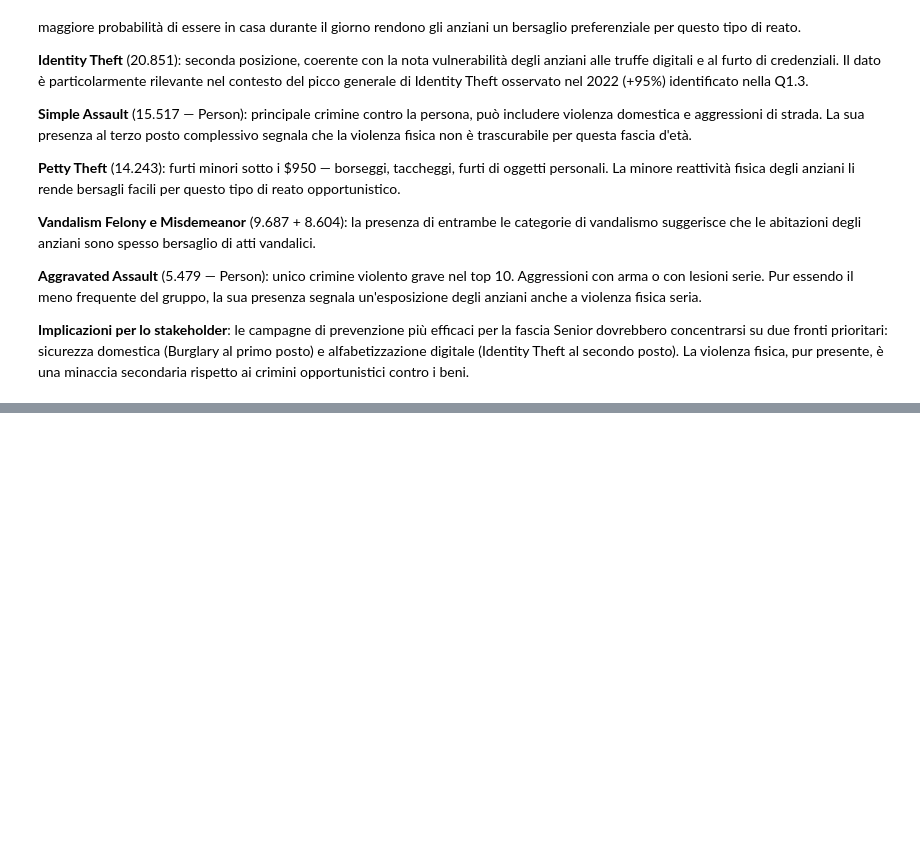
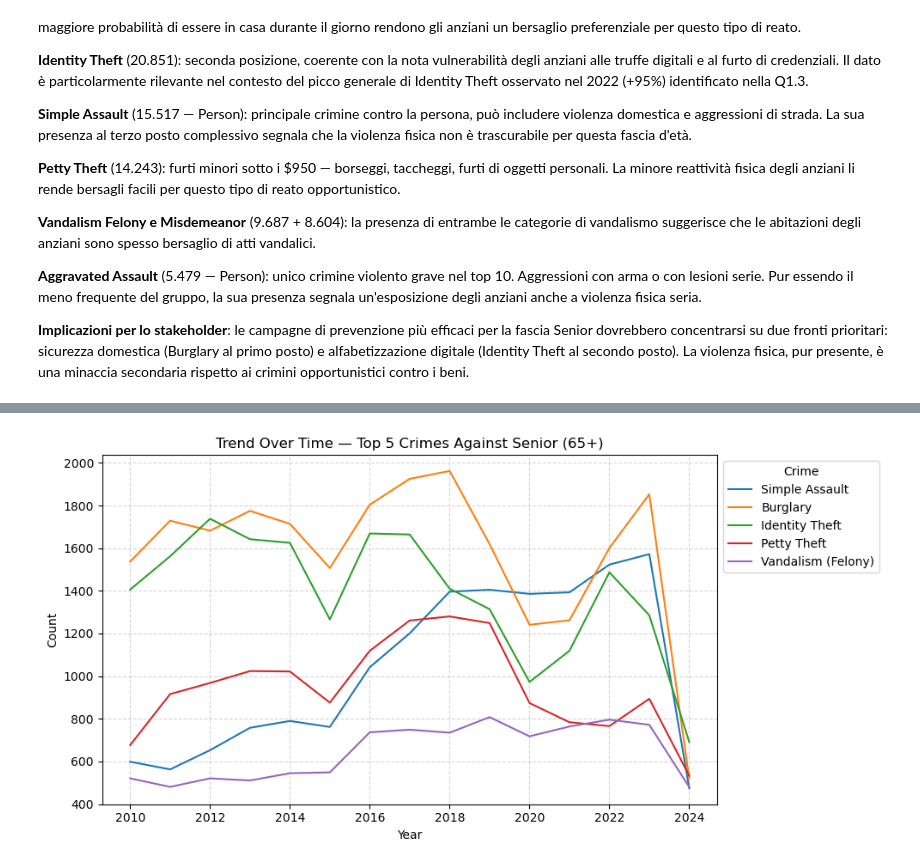
Before and after one commit to AnalystEca/lapd-crime-data, a Jupyter notebook: notebooks/02_analyze/06_eda_block2.ipynb, the cells around one changed output, grey strips where cells are left out. Drawn from its saved outputs; the diff is of its cells as text; code cells hidden in the pictures; blank space fills up the shorter version.

Commit message:
Complete EDA Block 2: victim demographics Q2.1-2.3, update analyze summary

```diff
--- a/notebooks/02_analyze/06_eda_block2.ipynb
+++ b/notebooks/02_analyze/06_eda_block2.ipynb
@@ -623,3 +623,11 @@ per la fascia Senior dovrebbero concentrarsi su due fronti prioritari:
 sicurezza domestica (Burglary al primo posto) e alfabetizzazione digitale
 (Identity Theft al secondo posto). La violenza fisica, pur presente,
 è una minaccia secondaria rispetto ai crimini opportunistici contro i beni.
+# %%
+q23_trend_over_time_df = (
+    q23_df
+    .groupby(['Crm Cd Desc', 'year'], as_index=False)
+    .agg(count = ('Crm Cd Desc', 'count'))
+)
+
+print(q23_trend_over_time_df.head(10))
@@ -625,0 +646,7 @@ sicurezza domestica (Burglary al primo posto) e alfabetizzazione digitale
+# %%
+q23_filter_top5 = ['BURGLARY', 'THEFT OF IDENTITY', 'BATTERY - SIMPLE ASSAULT', 'THEFT PLAIN - PETTY ($950 & UNDER)',
+                   'VANDALISM - FELONY ($400 & OVER, ALL CHURCH VANDALISMS)' ]
+q23_trend_filtered = q23_trend_over_time_df[q23_trend_over_time_df['Crm Cd Desc'].isin(q23_filter_top5)].copy()
+print(q23_trend_filtered['Crm Cd Desc'].unique())
+print('==========')
+print(q23_trend_filtered.head(10))
@@ -625,0 +669,32 @@ sicurezza domestica (Burglary al primo posto) e alfabetizzazione digitale
+# %%
+crime_trend_labels = {
+    'BURGLARY': 'Burglary',
+    'THEFT OF IDENTITY': 'Identity Theft',
+    'BATTERY - SIMPLE ASSAULT': 'Simple Assault',
+    'THEFT PLAIN - PETTY ($950 & UNDER)': 'Petty Theft',
+    'VANDALISM - FELONY ($400 & OVER, ALL CHURCH VANDALISMS)': 'Vandalism (Felony)'
+}
+
+q23_trend_filtered['crime_label'] = q23_trend_filtered['Crm Cd Desc'].map(crime_trend_labels)
+
+fig, ax = plt.subplots(figsize=(10, 5))
+
+sns.lineplot(
+    data=q23_trend_filtered,
+    x='year',
+    y='count',
+    hue='crime_label',
+    ax=ax
+)
+
+ax.set_title("Trend Over Time — Top 5 Crimes Against Senior (65+)")
+ax.set_xlabel("Year")
+ax.set_ylabel("Count")
+ax.legend(title='Crime', loc='upper left', bbox_to_anchor=(1, 1))
+ax.grid(True, linestyle='--', alpha=0.5)
+
+plt.tight_layout()
+plt.savefig('../../outputs/06_eda_block2/14_lineplot_top5_crimes_senior_trend.png', dpi=150, bbox_inches='tight')
+plt.show()
+# %% [output]
+[figure, added]
```
Also changed, not shown: parts of 3 cells of this notebook, 2 other files.
